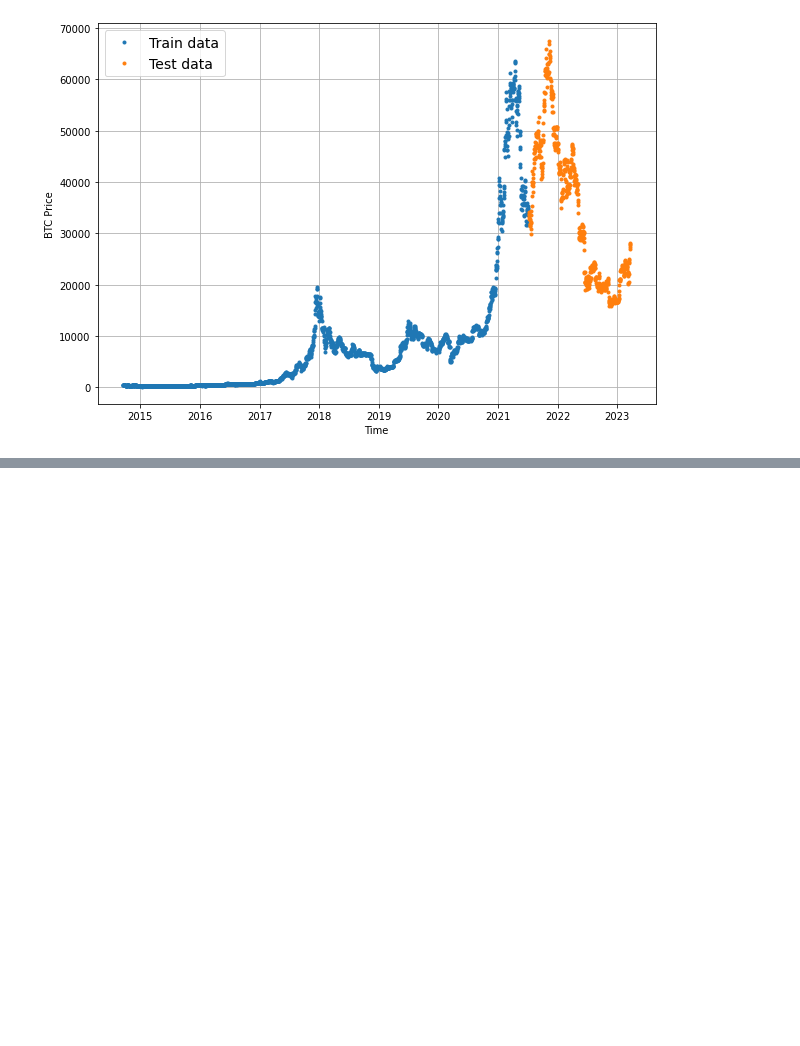
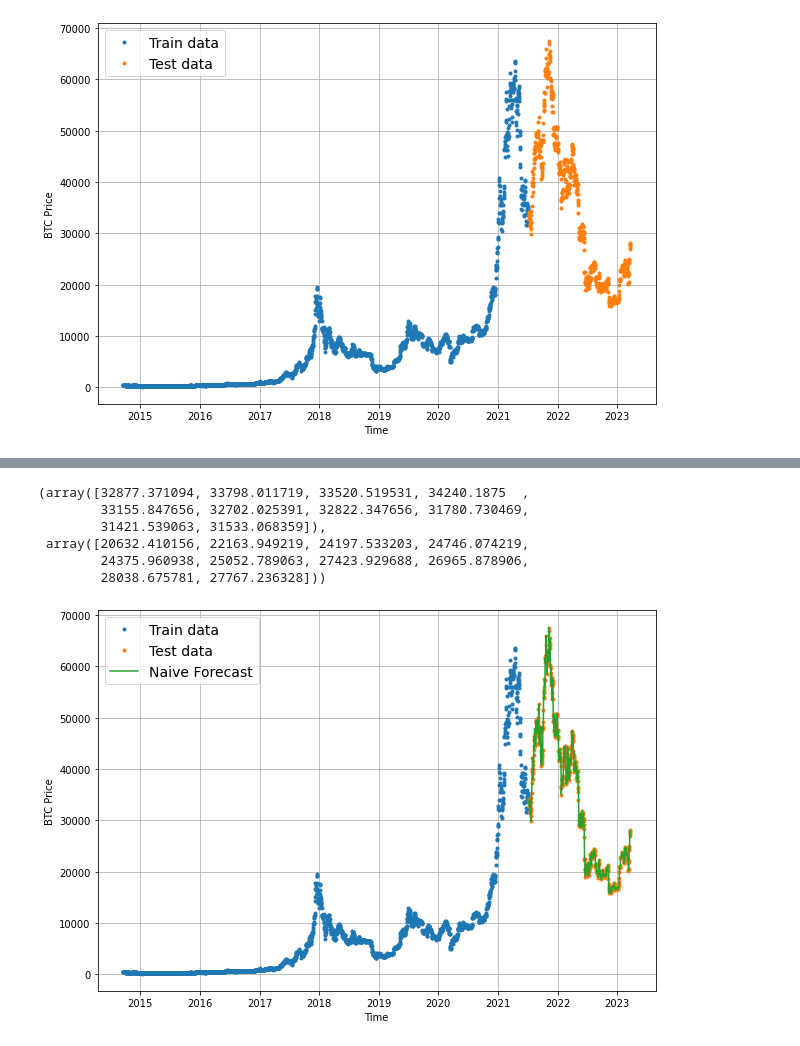
Before and after one commit to SaketMunda/time-series-with-tensorflow, a Jupyter notebook: time_series_with_tensorflow_bitpredict.ipynb, the cells around one changed output, grey strips where cells are left out. Saved outputs shown, nothing was run; the diff lists cells and outputs as text; code cells hidden in the pictures; blank space fills up the shorter version.

Commit message:
naive forecasting

```diff
--- a/time_series_with_tensorflow_bitpredict.ipynb
+++ b/time_series_with_tensorflow_bitpredict.ipynb
@@ -265,0 +310,20 @@ plot_time_series(X_test, y_test, label="Test data")
+# %%
+# create a naive forecast
+naive_forecast = y_test[:-1]
+
+naive_forecast[:10], naive_forecast[-10:] # view first and last 10
+# %% [output]
+(array([32877.371094, 33798.011719, 33520.519531, 34240.1875  ,
+        33155.847656, 32702.025391, 32822.347656, 31780.730469,
+        31421.539063, 31533.068359]),
+ array([20632.410156, 22163.949219, 24197.533203, 24746.074219,
+        24375.960938, 25052.789063, 27423.929688, 26965.878906,
+        28038.675781, 27767.236328]))
+# %%
+# plot the naive forecast
+plt.figure(figsize=(10,7))
+plot_time_series(timesteps=X_train, values=y_train, label="Train data")
+plot_time_series(timesteps=X_test, values=y_test, label="Test data")
+plot_time_series(timesteps=X_test[1:], values=naive_forecast, format="-", label="Naive Forecast");
+# %% [output]
+[figure, added]
```
Also changed, not shown: parts of 7 cells of this notebook.
